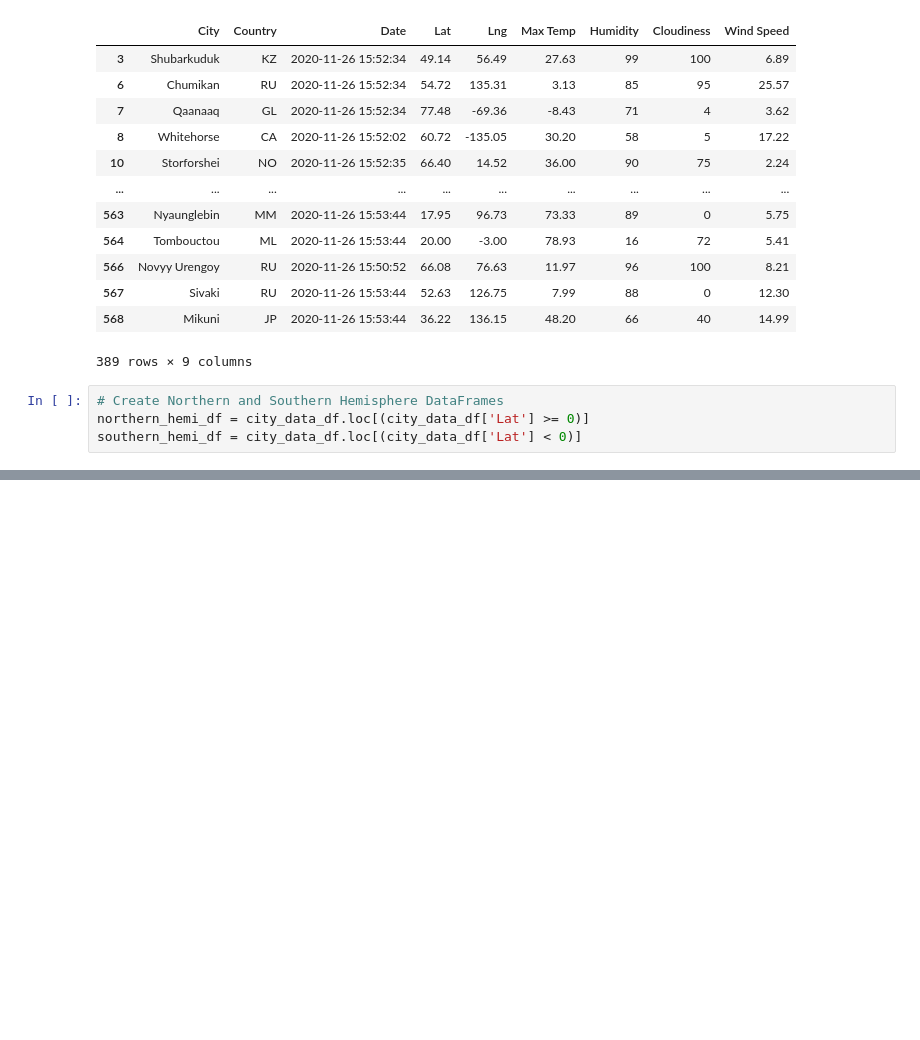
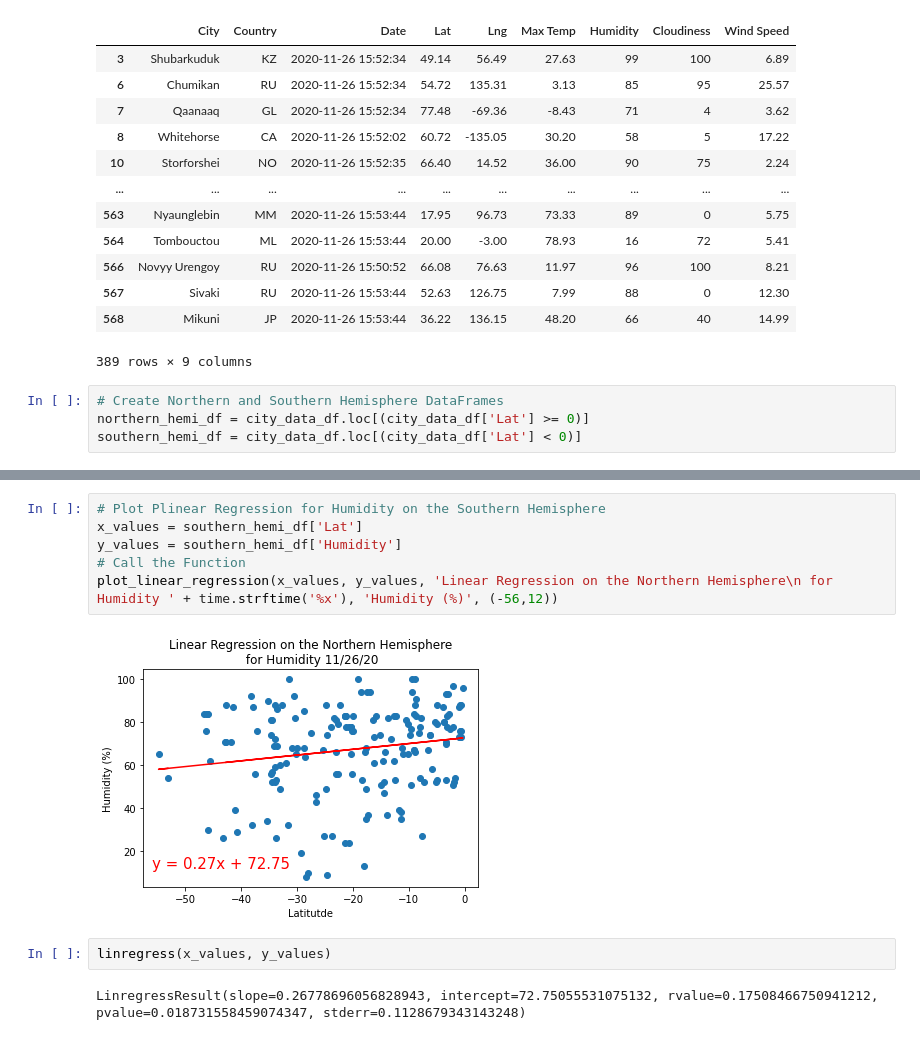
Before and after one commit to osvaldoferraz/World_Weather_Analysis, a Jupyter notebook: WeatherPy.ipynb, the cells around one changed output, grey strips where cells are left out. Saved outputs shown, nothing was run; the diff lists cells and outputs as text; blank space fills up the shorter version.

```diff
--- a/WeatherPy.ipynb
+++ b/WeatherPy.ipynb
@@ -353,0 +391,12 @@ southern_hemi_df = city_data_df.loc[(city_data_df['Lat'] < 0)]
+# %%
+# Plot Plinear Regression for Humidity on the Southern Hemisphere
+x_values = southern_hemi_df['Lat']
+y_values = southern_hemi_df['Humidity']
+# Call the Function
+plot_linear_regression(x_values, y_values, 'Linear Regression on the Northern Hemisphere\n for Humidity ' + time.strftime('%x'), 'Humidity (%)', (-56,12))
+# %% [output]
+[figure, added]
+# %%
+linregress(x_values, y_values)
+# %% [output]
+LinregressResult(slope=0.26778696056828943, intercept=72.75055531075132, rvalue=0.17508466750941212, pvalue=0.018731558459074347, stderr=0.1128679343143248)
```
Also changed, not shown: parts of 16 cells of this notebook.
